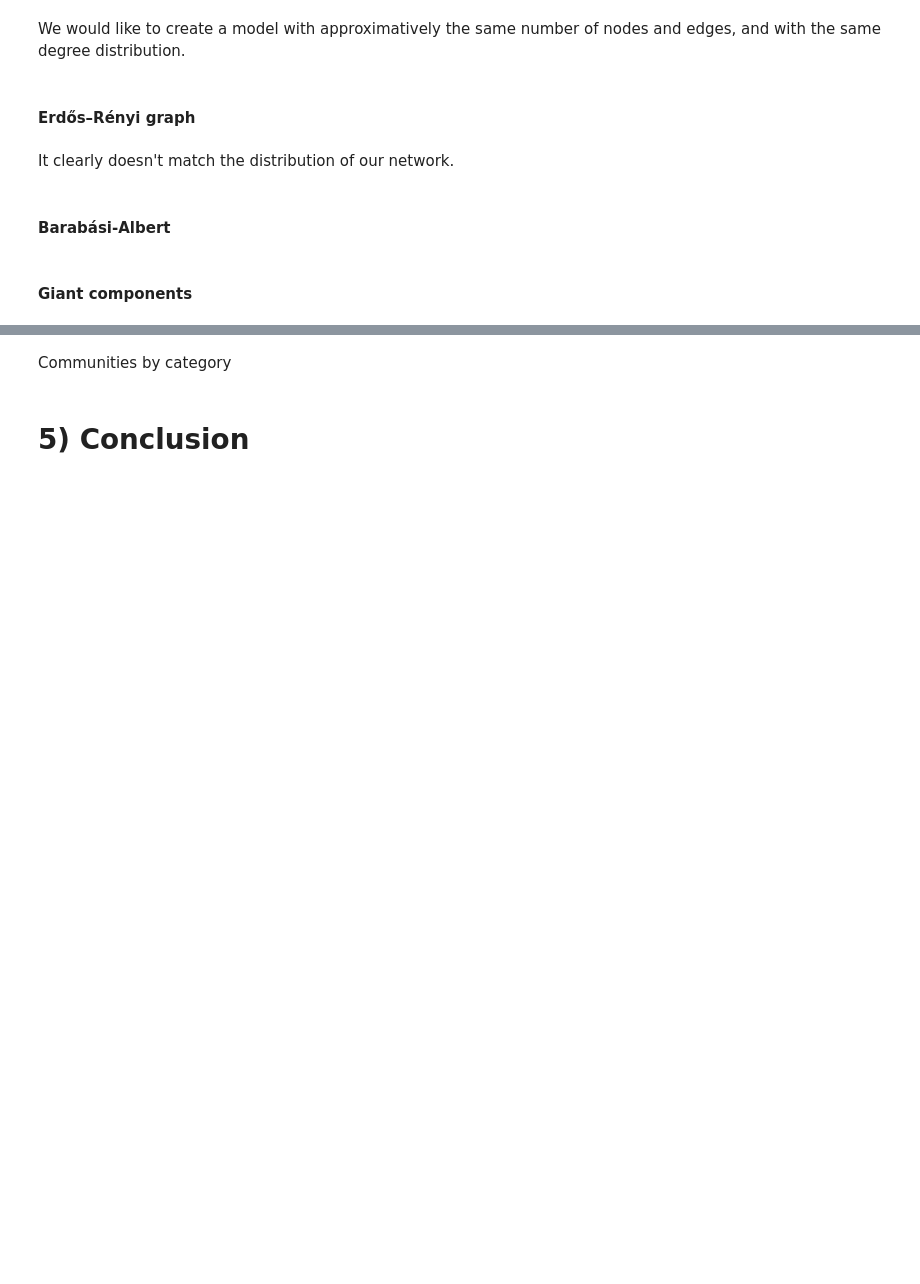
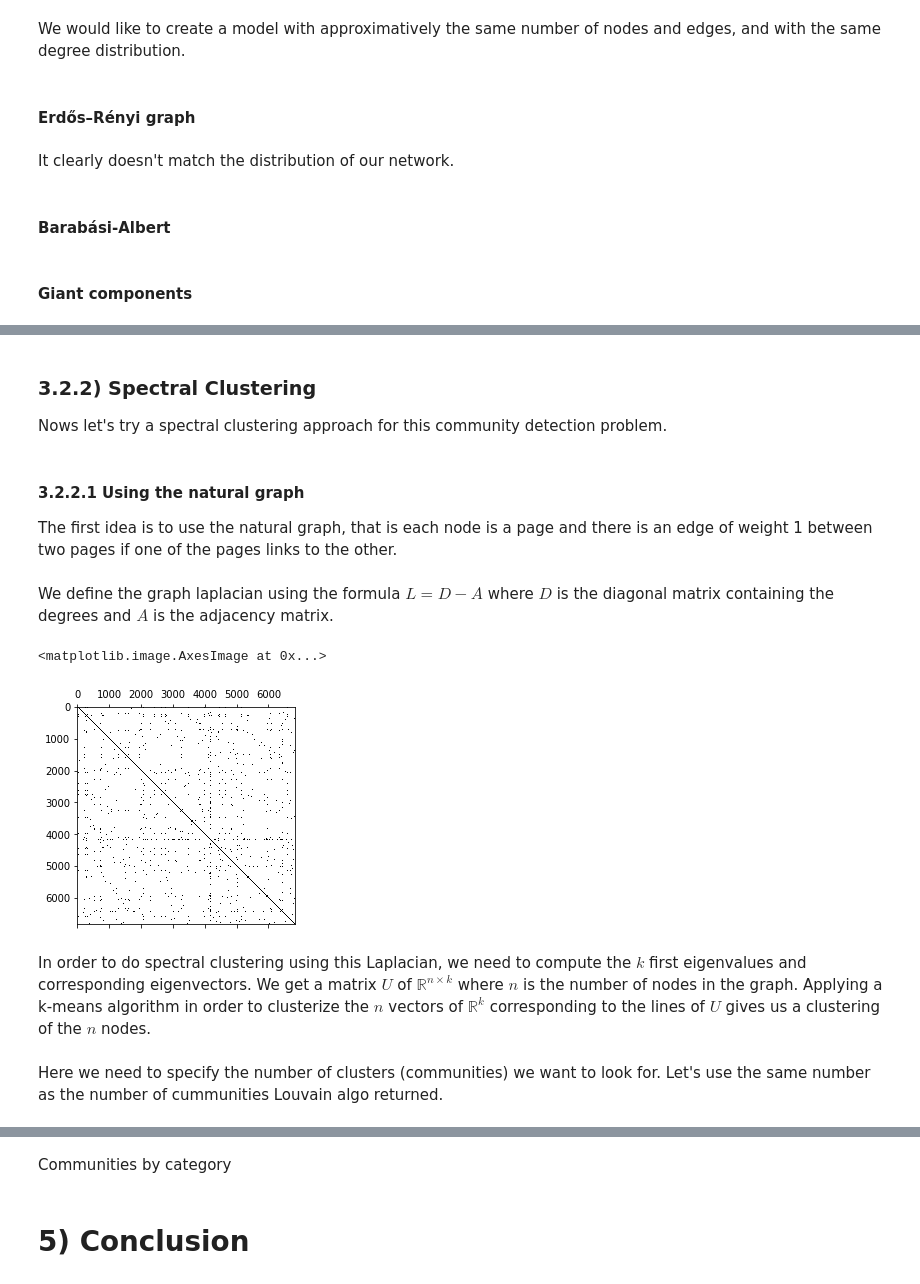
Before and after one commit to armand33/wikipedia_graph, a Jupyter notebook: ntds_project.ipynb, the cells around one changed output, grey strips where cells are left out. Cells and saved outputs as stored; diff of their text form; code cells hidden in the pictures; blank space fills up the shorter version.

Commit message:
spectral clustering works

```diff
--- a/ntds_project.ipynb
+++ b/ntds_project.ipynb
@@ -395,0 +374,22 @@ partition = community.best_partition(G)
+# %% [markdown]
+### 3.2.2) Spectral Clustering
+
+Nows let's try a spectral clustering approach for this community detection problem.
+# %% [markdown]
+#### 3.2.2.1 Using the natural graph
+
+The first idea is to use the natural graph, that is each node is a page and there is an edge of weight 1 between two pages if one of the pages links to the other.
+# %% [markdown]
+We define the graph laplacian using the formula $L = D- A$ where $D$ is the diagonal matrix containing the degrees and $A$ is the adjacency matrix.
+# %%
+laplacian = np.diag(degrees) - adj.todense()
+laplacian = sparse.csr_matrix(laplacian)
+# %%
+plt.spy(laplacian.todense())
+# %% [output]
+<matplotlib.image.AxesImage at 0x...>
+[figure, added]
+# %% [markdown]
+In order to do spectral clustering using this Laplacian, we need to compute the $k$ first eigenvalues and corresponding eigenvectors. We get a matrix $U$ of $\mathbb{R}^{n \times k}$ where $n$ is the number of nodes in the graph. Applying a k-means algorithm in order to clusterize the $n$ vectors of $\mathbb{R}^k$ corresponding to the lines of $U$ gives us a clustering of the $n$ nodes.
+# %% [markdown]
+Here we need to specify the number of clusters (communities) we want to look for. Let's use the same number as the number of cummunities Louvain algo returned.
```
Also changed, not shown: parts of 100 cells of this notebook, 2 other files.
